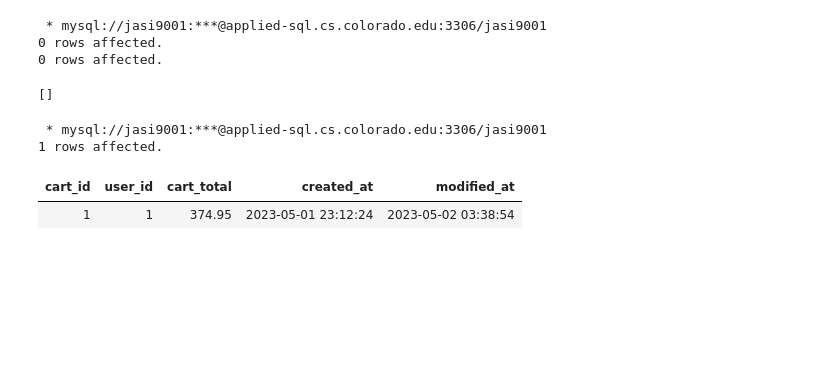
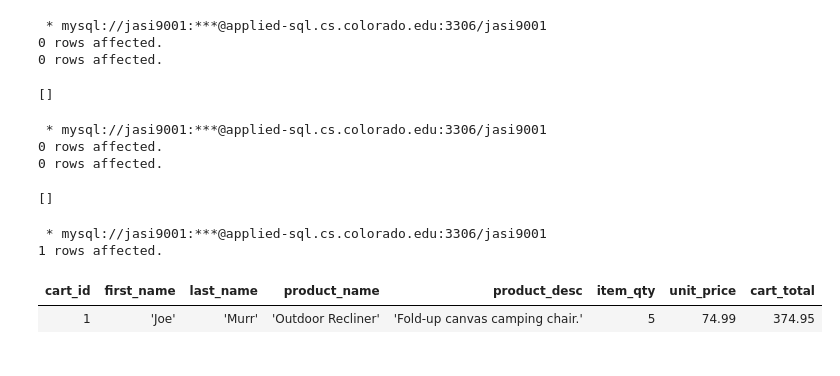
Before and after one commit to Micah614/P2P_Retail_Database, a Jupyter notebook: P2P_DB.ipynb, the cells around one changed output. Saved outputs shown, nothing was run; the diff lists cells and outputs as text; code cells hidden in the pictures; blank space fills up the shorter version.

Commit message:
cte join-table shopping cart query added.

```diff
--- a/P2P_DB.ipynb
+++ b/P2P_DB.ipynb
@@ -1050,8 +1050,13 @@ DROP TRIGGER IF EXISTS `update_total`;
 # Now, we need a trigger that will decrease the cart_total when a cart_item qty is decreased.
 CREATE TRIGGER update_total BEFORE UPDATE ON cart_item
     FOR EACH ROW UPDATE cart_session
-        SET cart_total = (cart_total + (new.item_qty*new.unit_price))
+        SET cart_total = ((cart_total - (old.item_qty*old.unit_price)) + (new.item_qty*new.unit_price))
         WHERE cart_session.cart_id = new.cart_id;
+# %% [output]
+ * mysql://jasi9001:***@applied-sql.cs.colorado.edu:3306/jasi9001
+0 rows affected.
+0 rows affected.
+[]
 # %%
 cart_item = [1, 4, 5, 74.99]
 # %%
@@ -1069,9 +1074,27 @@ res = con.execute(insert_cart_items, cart_item)
 #     print("FAILED to insert:", cart_item)
 # %%
 %%sql
-SELECT * FROM cart_session;
+WITH filled_cart AS (
+SELECT cart_session.cart_id, cart_session.user_id, cart_item.cart_item_id, cart_item.item_qty, cart_item.unit_price, cart_session.cart_total
+FROM cart_session
+JOIN cart_item
+ON cart_session.cart_id = cart_item.cart_id
+),
+user_cart AS (
+SELECT filled_cart.cart_id, user.first_name, user.last_name, filled_cart.cart_item_id, filled_cart.item_qty, filled_cart.unit_price, filled_cart.cart_total
+FROM filled_cart
+JOIN user
+ON filled_cart.user_id = user.user_id
+)
+
+SELECT user_cart.cart_id, user_cart.first_name, user_cart.last_name, product.product_name, product.product_desc, user_cart.item_qty, user_cart.unit_price, user_cart.cart_total
+FROM user_cart
+JOIN product
+ON user_cart.cart_item_id = product.product_id;
 # %% [output]
  * mysql://jasi9001:***@applied-sql.cs.colorado.edu:3306/jasi9001
 1 rows affected.
-| cart_id | user_id | cart_total | created_at | modified_at |
-| 1 | 1 | 374.95 | 2023-05-01 23:12:24 | 2023-05-02 03:38:54 |
+| cart_id | first_name | last_name | product_name | product_desc | item_qty | unit_price | cart_total |
+| 1 | 'Joe' | 'Murr' | 'Outdoor Recliner' | 'Fold-up canvas camping chair.' | 5 | 74.99 | 374.95 |
+# %% [markdown]
+<strong> </strong>
```
Also changed, not shown: parts of 2 cells of this notebook.
